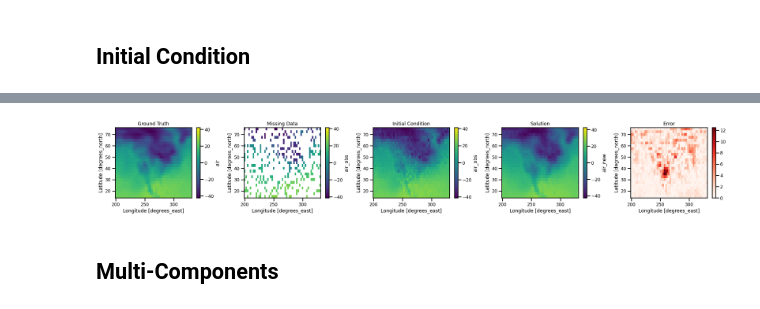
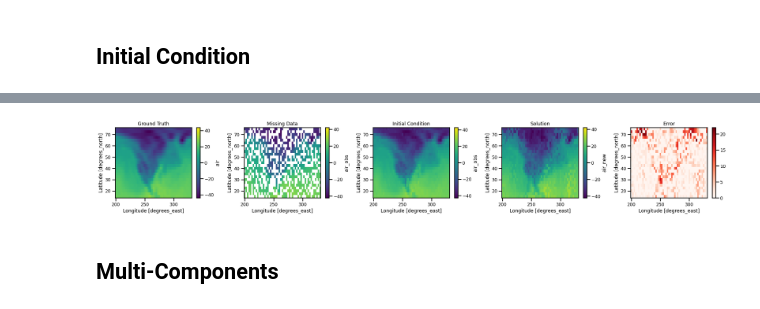
Before and after one commit to jejjohnson/da_toolz, a Jupyter notebook: notebooks/field_based/dineof_missing_ppca_em.ipynb, the cells around one changed output, grey strips where cells are left out. Drawn from its saved outputs; the diff is of its cells as text; code cells hidden in the pictures.

```diff
--- a/notebooks/field_based/dineof.ipynb
+++ b/notebooks/field_based/dineof_missing_ppca_em.ipynb
@@ -186,0 +327,3 @@ X = data.values
+# %%
+X_recon = ppca_model.unstandardize(ppca_model.recon)
+X_recon.shape
@@ -186,0 +332,2 @@ X = data.values
+# %%
+data["recon_ppca"] = (("spatial", "time", ), X_recon)
@@ -187,7 +348,12 @@ X = data.values
+# %%
+B_t = np.cov(X, rowvar=False)
+B_s = np.cov(X, rowvar=True)
+_, W_s = localize_covariance(B_s, loc=50)
 # %%
 num_components = 50
-num_iters = 1_000
+num_iters = 100
 err = 0.0
+X = data.values.copy()
 
 losses = []
 
@@ -197,21 +363,26 @@ for i in pbar:
     # extract inputs
 
     # apply PCA
-    clf = PCA(n_components=num_components, random_state=i)
-    clf.fit(X=X)
-
-    # calculate reconstruction
-    X_red = clf.transform(X)
-    X_recon = clf.inverse_transform(X_red)
+    X_recon = pod_spatial_reconstruction(
+        X=X.copy(),
+        n_components=num_components,
+        random_state=i,
+        localization=W_s
+    )
 
     # set reconstructed values
     X_recon[non_nan_mask] = X[non_nan_mask]
 
+
     err_new = np.sqrt(np.mean(np.power(X[nan_mask] - X_recon[nan_mask], 2))) / X[non_nan_mask].std()
-
+    rel_error = abs(err_new - err)
     pbar.set_postfix(error=err_new, rel_error=abs(err_new - err))
 
     losses.append(err_new)
 
+
+    if rel_error < 1e-10:
+        break
+
     err = err_new
-    X = X_recon
+    X = X_recon.copy()
@@ -233,23 +402,23 @@ ds["air_new"] = (("spatial", "time"), X)
 # %%
 fig, ax = plt.subplots(ncols=5, figsize=(25,4))
 
-itime = 150
+itime = 50
 
 ds.air.unstack().isel(time=itime).plot.pcolormesh(x="lon", ax=ax[0], cmap="viridis")
 ds.air_obs.unstack().isel(time=itime).plot.pcolormesh(x="lon",ax=ax[1], cmap="viridis")
 data.unstack().isel(time=itime).plot.pcolormesh(x="lon",ax=ax[2], cmap="viridis")
 ds.air_new.unstack().isel(time=itime).plot.pcolormesh(x="lon",ax=ax[3], cmap="viridis")
 np.abs(ds.air.isel(time=itime) - ds.air_new.isel(time=itime)).unstack().plot.pcolormesh(x="lon",ax=ax[4],cmap="Reds")
 
 ax[0].set(title="Ground Truth")
 ax[1].set(title="Missing Data")
 ax[2].set(title="Initial Condition")
 ax[3].set(title="Solution")
 ax[4].set(title="Error")
 plt.tight_layout()
 plt.show()
 # %% [output]
-[figure, old version]
+[figure, new version]
 # %% [markdown]
 ## Multi-Components
 # %%
```
Also changed, not shown: parts of 18 cells of this notebook, 11 other files.
